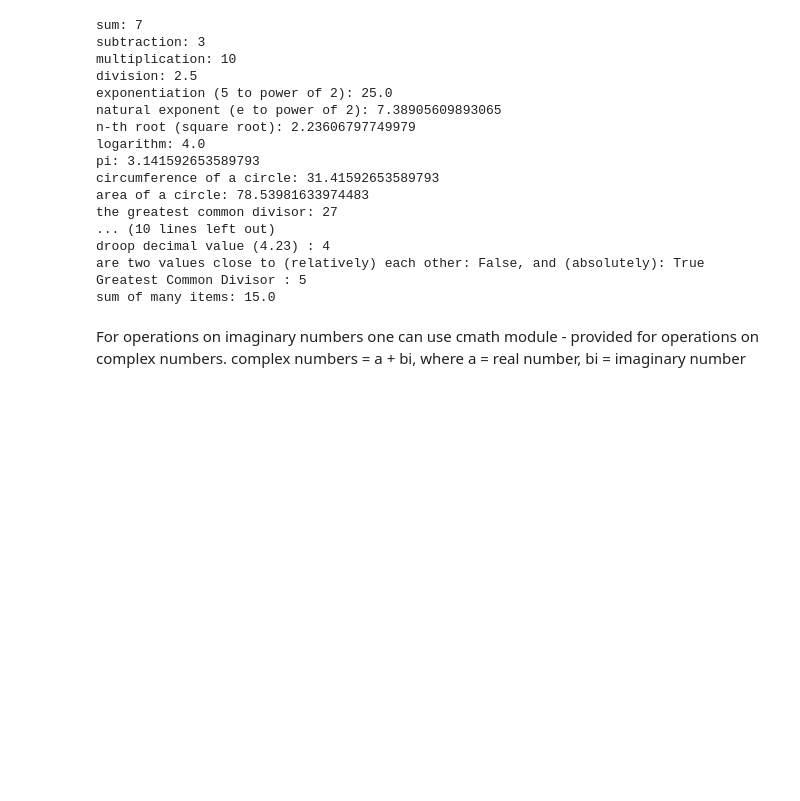
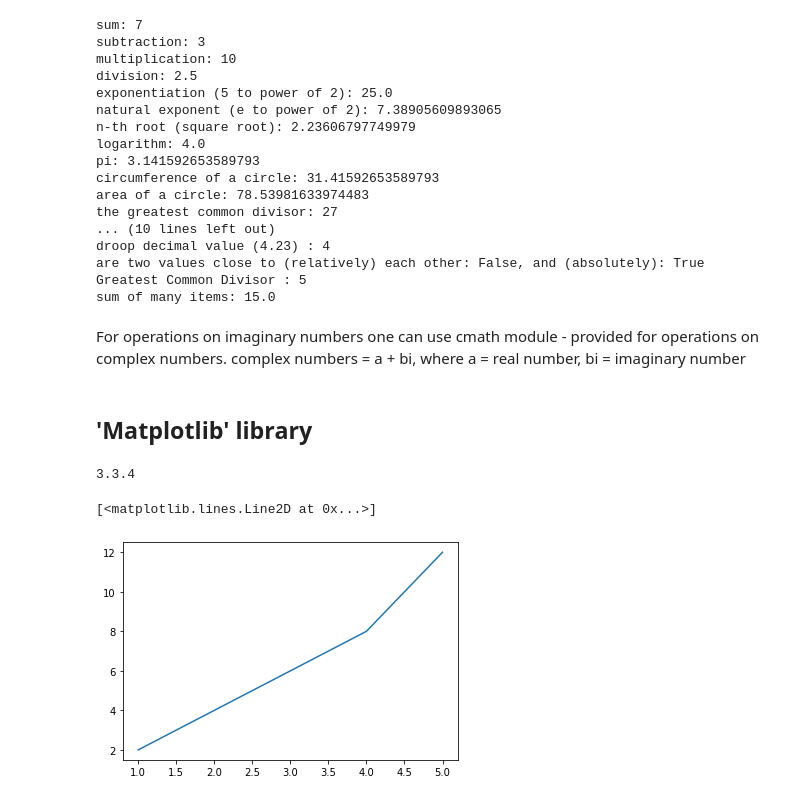
Before and after one commit to heEXDe/loose_jupyter_notebooks, a Jupyter notebook: math_with_python.ipynb, the cells around one changed output. Drawn from its saved outputs; the diff is of its cells as text; code cells hidden in the pictures; blank space fills up the shorter version.

```diff
--- a/math_with_python.ipynb
+++ b/math_with_python.ipynb
@@ -84,3 +84,21 @@ For operations on imaginary numbers one can use cmath module - provided for oper
 complex numbers = a + bi, where a = real number, bi = imaginary number
 # %%
 import cmath
+# %% [markdown]
+## 'Matplotlib' library
+# %%
+import matplotlib.pyplot as plt
+%matplotlib inline
+# version check
+print(matplotlib.__version__)
+# %% [output]
+3.3.4
+# %%
+# Line plot using dotts
+x = [1, 2, 3, 4, 5]
+y = [2, 4, 6, 8, 12]
+plt.plot(x, y)
+# plt.show()
+# %% [output]
+[<matplotlib.lines.Line2D at 0x...>]
+[figure, added]
```
Also changed, not shown: parts of 7 cells of this notebook.
